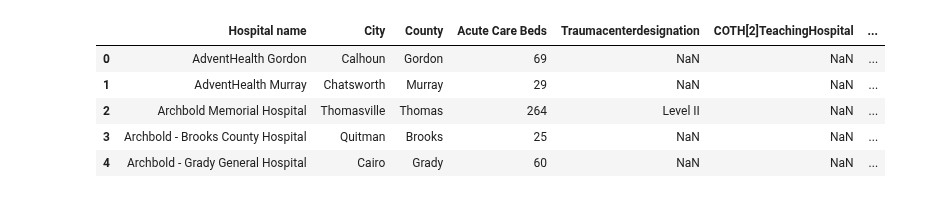
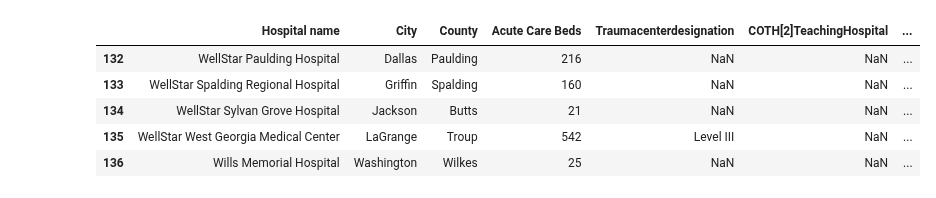
Before and after one commit to jtilenis/Data_Scavengers, a Jupyter notebook: hospital_api.ipynb, the cells around one changed output. Drawn from its saved outputs; the diff is of its cells as text; code cells hidden in the pictures.

```diff
--- a/hospital_api.ipynb
+++ b/hospital_api.ipynb
@@ -13,17 +16,17 @@ def hospital_data():
     except IndexError:
         df = pd.read_html(html)[0]
     return df
-# %%
-test= hospital_data()
-
-test.head()
-# %% [output]
-|  | Hospital name | City | County | Acute Care Beds | Traumacenterdesignation | COTH[2]TeachingHospital | ... |
-| 0 | AdventHealth Gordon | Calhoun | Gordon | 69 | NaN | NaN | ... |
-| 1 | AdventHealth Murray | Chatsworth | Murray | 29 | NaN | NaN | ... |
-| 2 | Archbold Memorial Hospital | Thomasville | Thomas | 264 | Level II | NaN | ... |
-| 3 | Archbold - Brooks County Hospital | Quitman | Brooks | 25 | NaN | NaN | ... |
-| 4 | Archbold - Grady General Hospital | Cairo | Grady | 60 | NaN | NaN | ... |
+# %%
+hospital_df= hospital_data()
+
+hospital_df.tail()
+# %% [output]
+|  | Hospital name | City | County | Acute Care Beds | Traumacenterdesignation | COTH[2]TeachingHospital | ... |
+| 132 | WellStar Paulding Hospital | Dallas | Paulding | 216 | NaN | NaN | ... |
+| 133 | WellStar Spalding Regional Hospital | Griffin | Spalding | 160 | NaN | NaN | ... |
+| 134 | WellStar Sylvan Grove Hospital | Jackson | Butts | 21 | NaN | NaN | ... |
+| 135 | WellStar West Georgia Medical Center | LaGrange | Troup | 542 | Level III | NaN | ... |
+| 136 | Wills Memorial Hospital | Washington | Wilkes | 25 | NaN | NaN | ... |
 # %%
 # url = "http://www.communitybenefitinsight.org/api/get_hospitals.php?"
 # state= 'GA'
```
Also changed, not shown: parts of 16 cells of this notebook, 1 other file.
